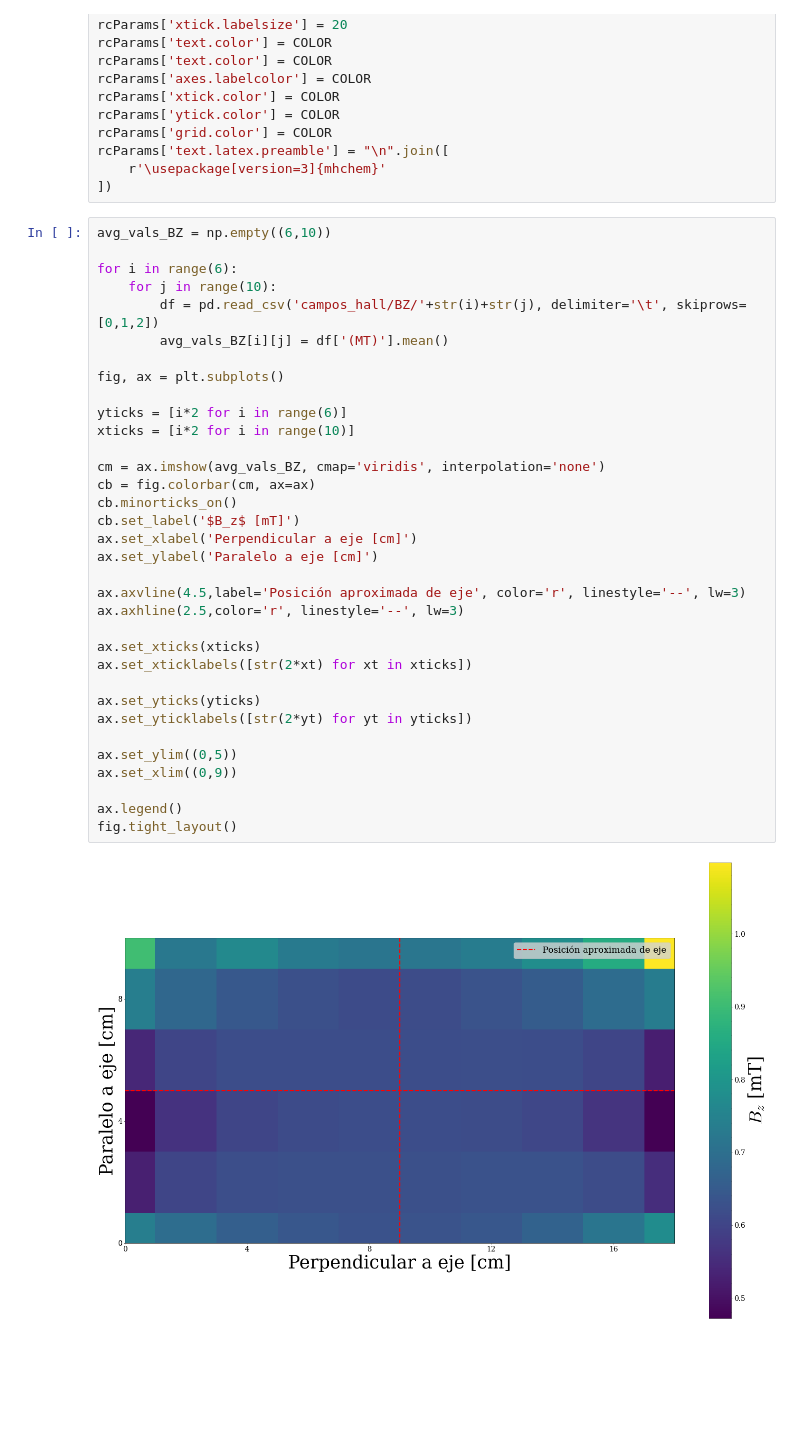
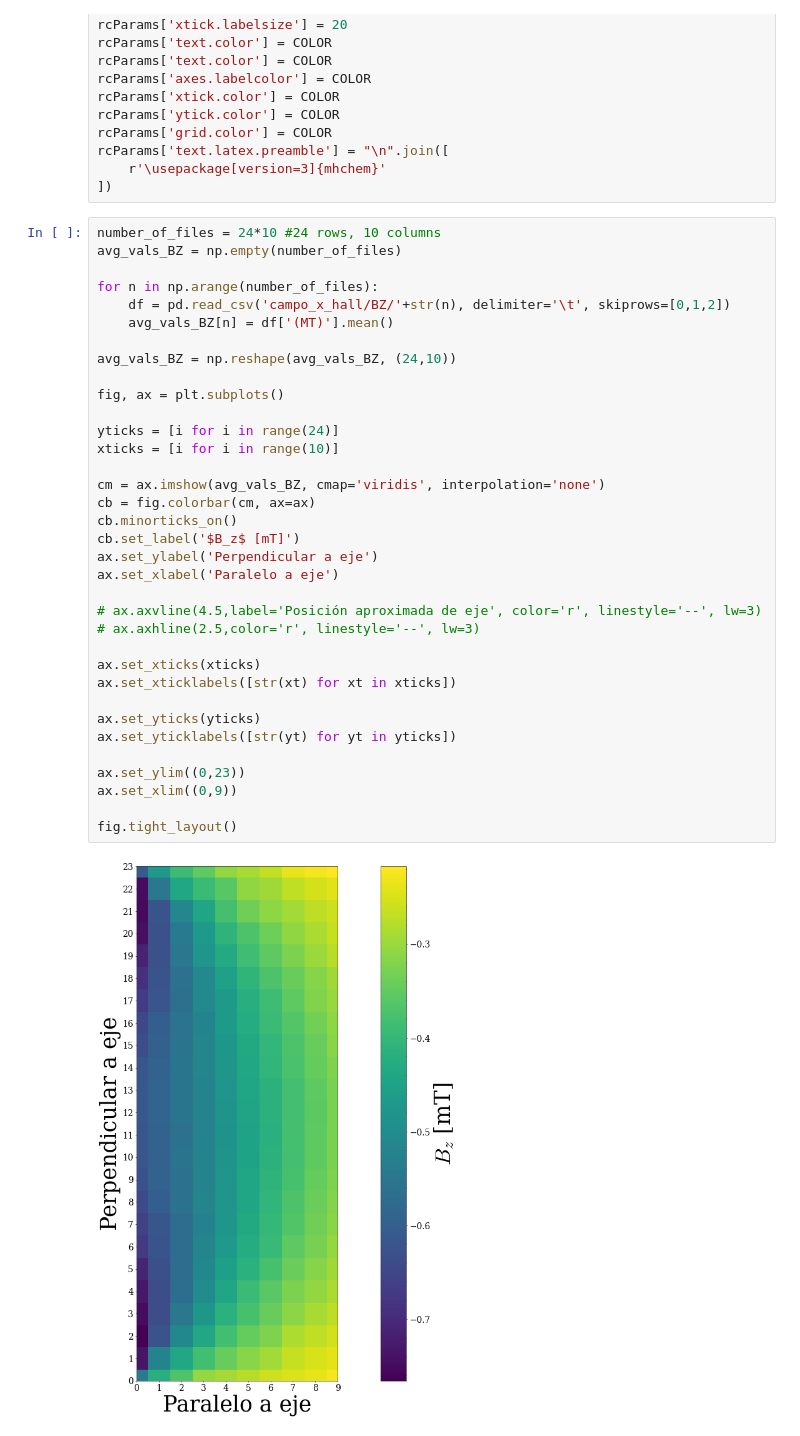
Before and after one commit to gardianc/Nado-ondulatorio, a Jupyter notebook: caracterizacion_campo.ipynb, the cells around one changed output. Cells and saved outputs as stored; diff of their text form; blank space fills up the shorter version.

Commit message:
caracterización de campo con nuevas mediciones

```diff
--- a/caracterizacion_campo.ipynb
+++ b/caracterizacion_campo.ipynb
@@ -26,39 +26,40 @@ rcParams['text.latex.preamble'] = "\n".join([
     r'\usepackage[version=3]{mhchem}'
 ])
 # %%
-avg_vals_BZ = np.empty((6,10))
+number_of_files = 24*10 #24 rows, 10 columns
+avg_vals_BZ = np.empty(number_of_files)
 
-for i in range(6):
-    for j in range(10):
-        df = pd.read_csv('campos_hall/BZ/'+str(i)+str(j), delimiter='\t', skiprows=[0,1,2])
-        avg_vals_BZ[i][j] = df['(MT)'].mean()
+for n in np.arange(number_of_files):
+    df = pd.read_csv('campo_x_hall/BZ/'+str(n), delimiter='\t', skiprows=[0,1,2])
+    avg_vals_BZ[n] = df['(MT)'].mean()
+
+avg_vals_BZ = np.reshape(avg_vals_BZ, (24,10))
 
 fig, ax = plt.subplots()
 
-yticks = [i*2 for i in range(6)]
-xticks = [i*2 for i in range(10)]
+yticks = [i for i in range(24)]
+xticks = [i for i in range(10)]
 
 cm = ax.imshow(avg_vals_BZ, cmap='viridis', interpolation='none')
 cb = fig.colorbar(cm, ax=ax)
 cb.minorticks_on()
 cb.set_label('$B_z$ [mT]')
-ax.set_xlabel('Perpendicular a eje [cm]')
-ax.set_ylabel('Paralelo a eje [cm]')
+ax.set_ylabel('Perpendicular a eje')
+ax.set_xlabel('Paralelo a eje')
 
-ax.axvline(4.5,label='Posición aproximada de eje', color='r', linestyle='--', lw=3)
-ax.axhline(2.5,color='r', linestyle='--', lw=3)
+# ax.axvline(4.5,label='Posición aproximada de eje', color='r', linestyle='--', lw=3)
+# ax.axhline(2.5,color='r', linestyle='--', lw=3)
 
 ax.set_xticks(xticks)
-ax.set_xticklabels([str(2*xt) for xt in xticks])
+ax.set_xticklabels([str(xt) for xt in xticks])
 
 ax.set_yticks(yticks)
-ax.set_yticklabels([str(2*yt) for yt in yticks])
+ax.set_yticklabels([str(yt) for yt in yticks])
 
-ax.set_ylim((0,5))
+ax.set_ylim((0,23))
 ax.set_xlim((0,9))
 
-ax.legend()
 fig.tight_layout()
 # %% [output]
-[figure, old version]
+[figure, new version]
 # %%
```
Also changed, not shown: parts of 2 cells of this notebook, 1 other file.
